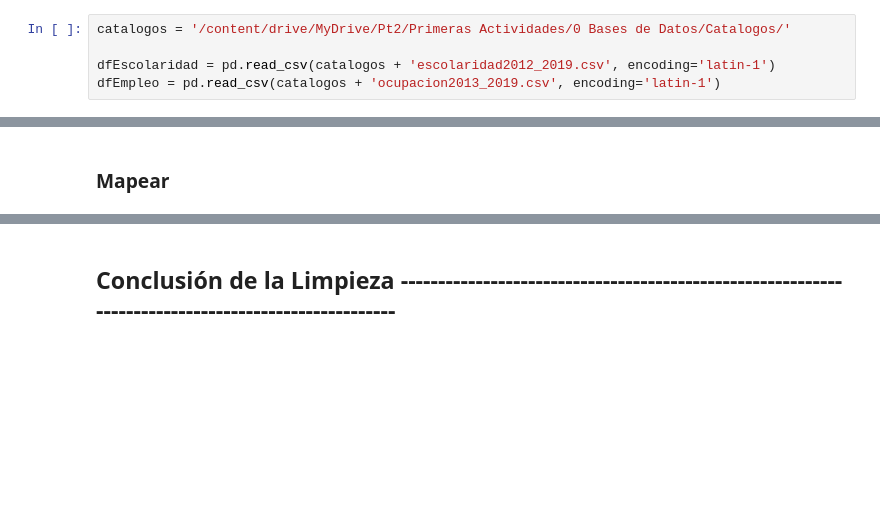
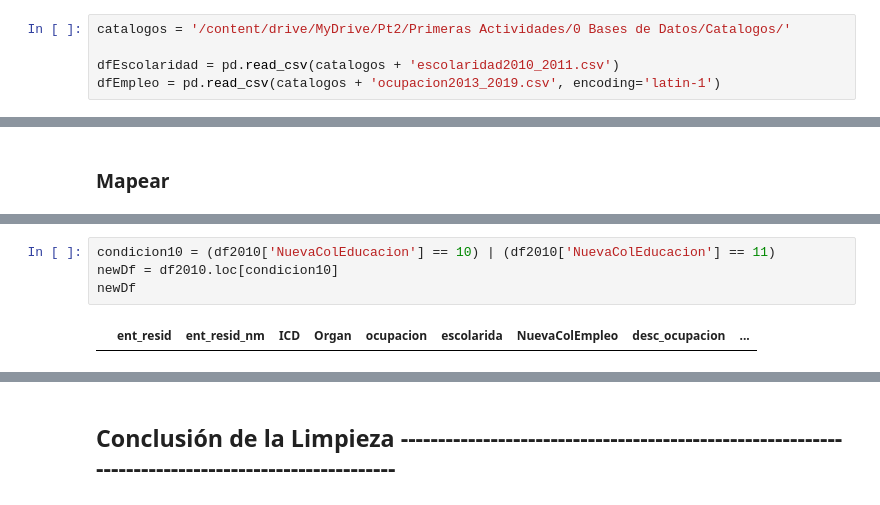
Before and after one commit to aledelorbe/pt2Codigos, a Jupyter notebook: PrimerasActividades/Limpieza.ipynb, the cells around one changed output, grey strips where cells are left out. Cells and saved outputs as stored; diff of their text form; blank space fills up the shorter version.

Commit message:
se hizo un desmadre en educacion

```diff
--- a/PrimerasActividades/Limpieza.ipynb
+++ b/PrimerasActividades/Limpieza.ipynb
@@ -26,7 +26,7 @@ df2019 = pd.read_csv(nuevaMortalidad + '2019.csv')
 # %%
 catalogos = '/content/drive/MyDrive/Pt2/Primeras Actividades/0 Bases de Datos/Catalogos/'
 
-dfEscolaridad = pd.read_csv(catalogos + 'escolaridad2012_2019.csv', encoding='latin-1')
+dfEscolaridad = pd.read_csv(catalogos + 'escolaridad2010_2011.csv')
 dfEmpleo = pd.read_csv(catalogos + 'ocupacion2013_2019.csv', encoding='latin-1')
 # %% [markdown]
 ### Seleccionar las columnas relevantes para realizar la limpieza
@@ -503,0 +578,6 @@ df2011 = reIntegracionDeDatos(df2011, dfEscolaridad, 'NuevaColEducacion', 'CVE',
+# %%
+condicion10 = (df2010['NuevaColEducacion'] == 10) | (df2010['NuevaColEducacion'] == 11)
+newDf = df2010.loc[condicion10]
+newDf
+# %% [output]
+|  | ent_resid | ent_resid_nm | ICD | Organ | ocupacion | escolarida | NuevaColEmpleo | desc_ocupacion | ... |
```
Also changed, not shown: parts of 6 cells of this notebook.
